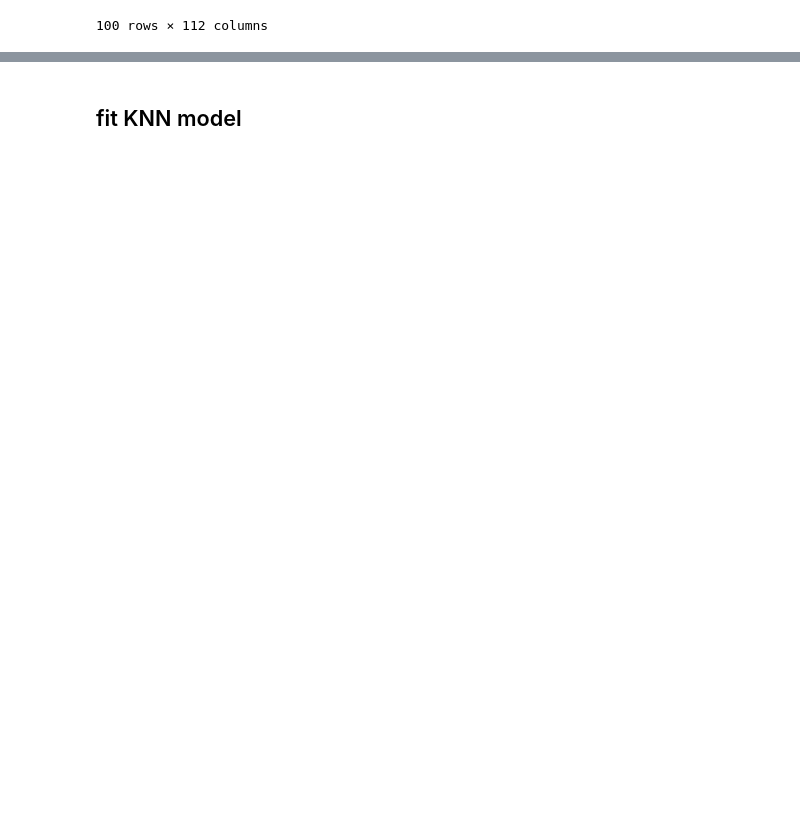
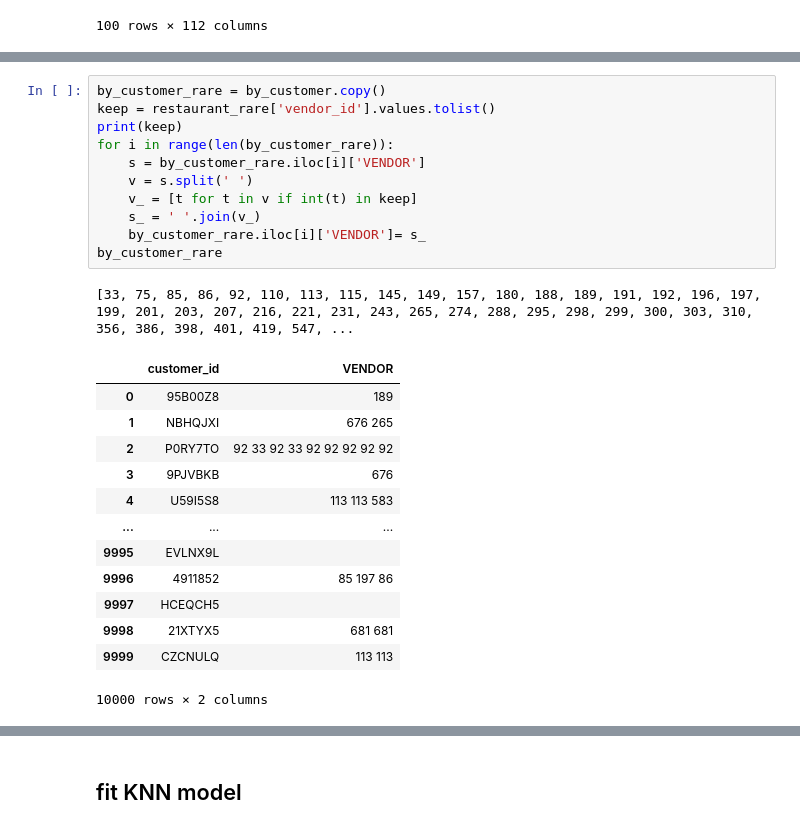
Before and after one commit to YeAnbang/Restaurant_Recommendation_System, a Jupyter notebook: Recommendation.ipynb, the cells around one changed output, grey strips where cells are left out. Cells and saved outputs as stored; diff of their text form; blank space fills up the shorter version.

```diff
--- a/Recommendation.ipynb
+++ b/Recommendation.ipynb
@@ -104,0 +141,26 @@ customer_array[:,6]*=3.
+# %%
+by_customer_rare = by_customer.copy()
+keep = restaurant_rare['vendor_id'].values.tolist()
+print(keep)
+for i in range(len(by_customer_rare)):
+    s = by_customer_rare.iloc[i]['VENDOR']
+    v = s.split(' ')
+    v_ = [t for t in v if int(t) in keep]
+    s_ = ' '.join(v_)
+    by_customer_rare.iloc[i]['VENDOR']= s_
+by_customer_rare
+# %% [output]
+[33, 75, 85, 86, 92, 110, 113, 115, 145, 149, 157, 180, 188, 189, 191, 192, 196, 197, 199, 201, 203, 207, 216, 221, 231, 243, 265, 274, 288, 295, 298, 299, 300, 303, 310, 356, 386, 398, 401, 419, 547, ...
+|  | customer_id | VENDOR |
+| 0 | 95B00Z8 | 189 |
+| 1 | NBHQJXI | 676 265 |
+| 2 | P0RY7TO | 92 33 92 33 92 92 92 92 92 |
+| 3 | 9PJVBKB | 676 |
+| 4 | U59I5S8 | 113 113 583 |
+| ... | ... | ... |
+| 9995 | EVLNX9L |  |
+| 9996 | 4911852 | 85 197 86 |
+| 9997 | HCEQCH5 |  |
+| 9998 | 21XTYX5 | 681 681 |
+| 9999 | CZCNULQ | 113 113 |
+10000 rows × 2 columns
```
Also changed, not shown: parts of 18 cells of this notebook.
